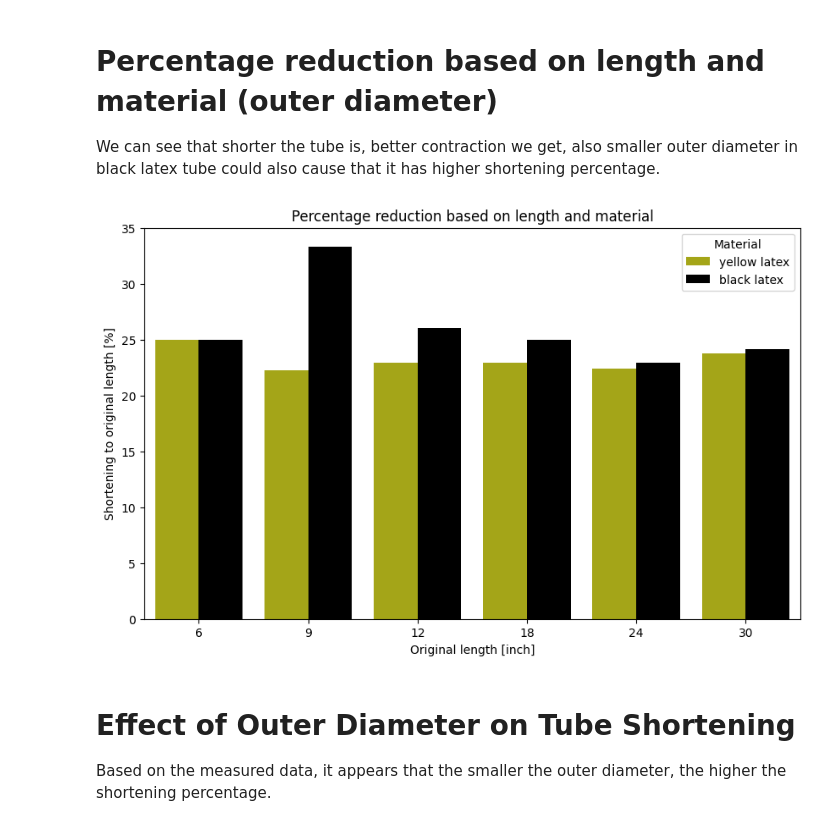
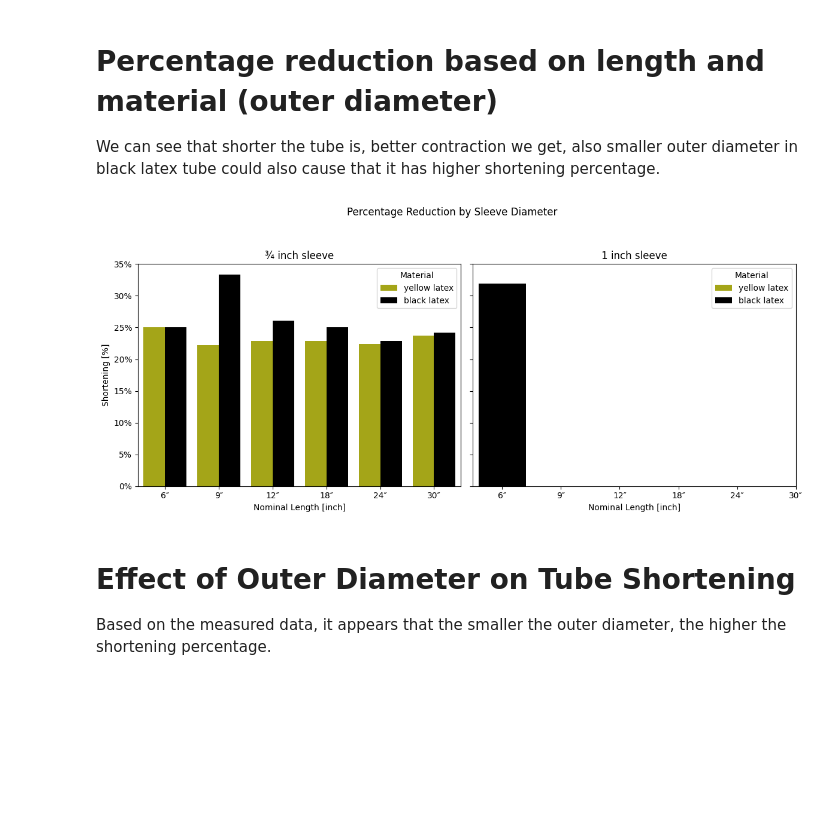
Before and after one commit to matousek11/exoskeleton-charts, a Jupyter notebook: tube-charts.ipynb, the cells around one changed output. Cells and saved outputs as stored; diff of their text form; code cells hidden in the pictures; blank space fills up the shorter version.

Commit message:
feat: 1 inch sleeve added

```diff
--- a/tube-charts.ipynb
+++ b/tube-charts.ipynb
@@ -39,22 +56,70 @@ color_pallete = palette=["#bcbc00", "#000000"]
 # Percentage reduction based on length and material (outer diameter)
 We can see that shorter the tube is, better contraction we get, also smaller outer diameter in black latex tube could also cause that it has higher shortening percentage.
 # %%
-# --- Column chart ---
+from matplotlib.ticker import FuncFormatter
+import seaborn as sns
+import matplotlib.pyplot as plt
+import pandas as pd
+
+# --- Melt the dataframe ---
 df_melt = df.melt(
-    id_vars=["length_nominal", "material", "outer_diameter"],
+    id_vars=["length_nominal", "material", "outer_diameter", "sleeve_diameter"],
     value_vars=["shrink_30psi", "shrink_60psi"],
-    var_name="pressure", value_name="shrink_percent"
+    var_name="pressure",
+    value_name="shrink_percent"
 )
 
-plt.figure(figsize=(10,6))
-sns.barplot(data=df_melt, x="length_nominal", y="shrink_percent", hue="material", palette=color_pallete, errorbar=None)
-plt.title("Percentage reduction based on length and material")
-plt.ylabel("Shortening to original length [%]")
-plt.xlabel("Original length [inch]")
-plt.legend(title="Material")
+# --- Create figure with subplots ---
+sleeve_values = sorted(df_melt["sleeve_diameter"].unique())
+fig, axes = plt.subplots(1, len(sleeve_values), figsize=(12,5), sharey=True)
+
+# --- Determine x-tick labels based on first sleeve ---
+x_labels = sorted(df_melt[df_melt["sleeve_diameter"] == sleeve_values[0]]["length_nominal"].unique())
+
+# --- Plot each sleeve ---
+palettes = {0.75: color_pallete, 1.0: color_pallete}  # 1" sleeve palette now has 2 colors
+title_map = {0.75: "¾ inch sleeve", 1.0: "1 inch sleeve"}
+
+# Ensure consistent hue order
+hue_order = df_melt["material"].unique()
+
+for ax, sleeve in zip(axes, sleeve_values):
+    subset = df_melt[df_melt["sleeve_diameter"] == sleeve]
+
+    # Barplot
+    sns.barplot(
+        data=subset,
+        x="length_nominal",
+        y="shrink_percent",
+        hue="material",
+        hue_order=hue_order,       # ensures correct color mapping
+        palette=palettes[sleeve],
+        errorbar=None,
+        ax=ax
+    )
+
+    # Fix x-ticks: match first sleeve
+    ax.set_xticks(range(len(x_labels)))
+    ax.set_xticklabels([f"{int(x)}″" if x.is_integer() else f"{x:.2f}″" for x in x_labels])
+
+    # Titles and labels
+    ax.set_title(title_map[sleeve])
+    ax.set_xlabel("Nominal Length [inch]")
+    ax.set_ylabel("Shortening [%]")
+
+    # Format y-axis as percentages
+    ax.yaxis.set_major_formatter(FuncFormatter(lambda y, _: f"{y:.0f}%"))
+
+    # Legend inside each subplot
+    handles, labels = ax.get_legend_handles_labels()
+    if handles:
+        ax.legend(handles, labels, title="Material", loc='upper right')
+
+plt.suptitle("Percentage Reduction by Sleeve Diameter", y=1.05)
+plt.tight_layout()
 plt.show()
 # %% [output]
-[figure, old version]
+[figure, new version]
 # %% [markdown]
 # Effect of Outer Diameter on Tube Shortening
 Based on the measured data, it appears that the smaller the outer diameter, the higher the shortening percentage.
```
Also changed, not shown: parts of 6 cells of this notebook.
